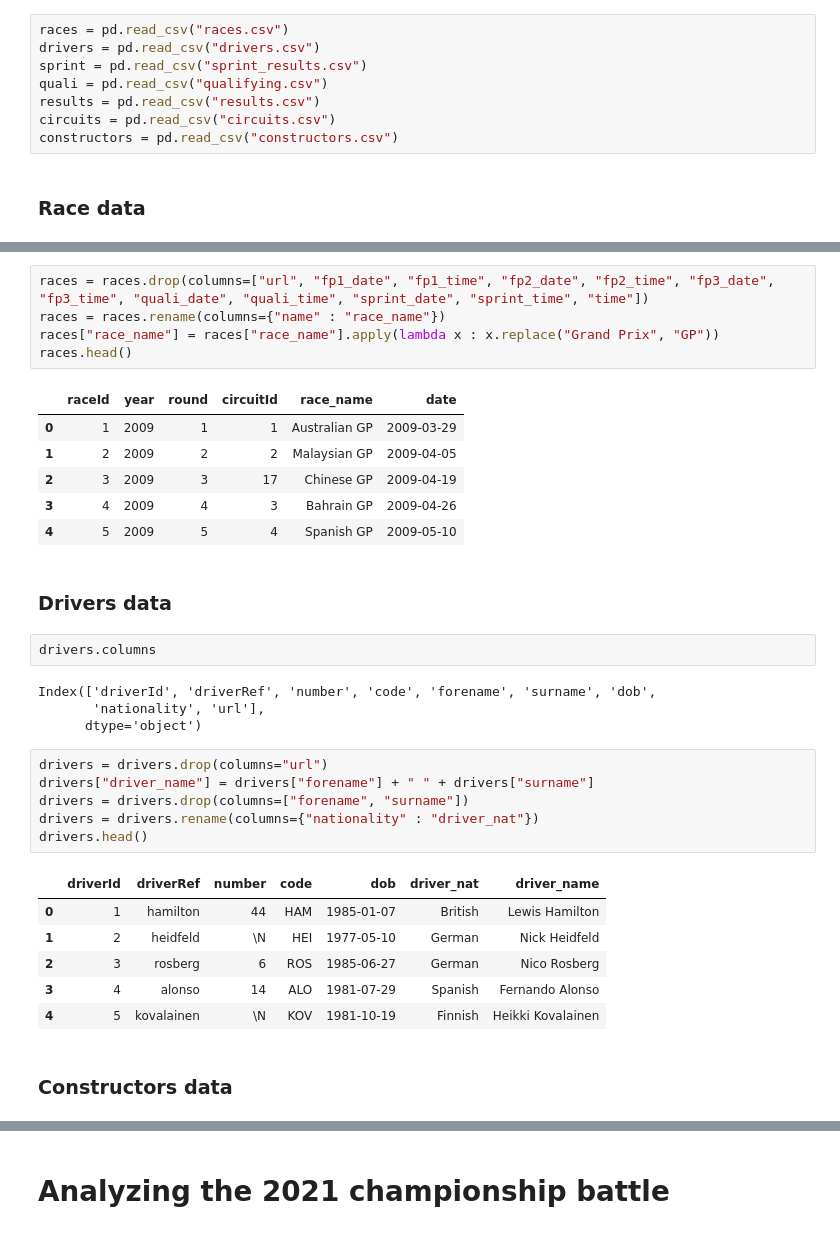
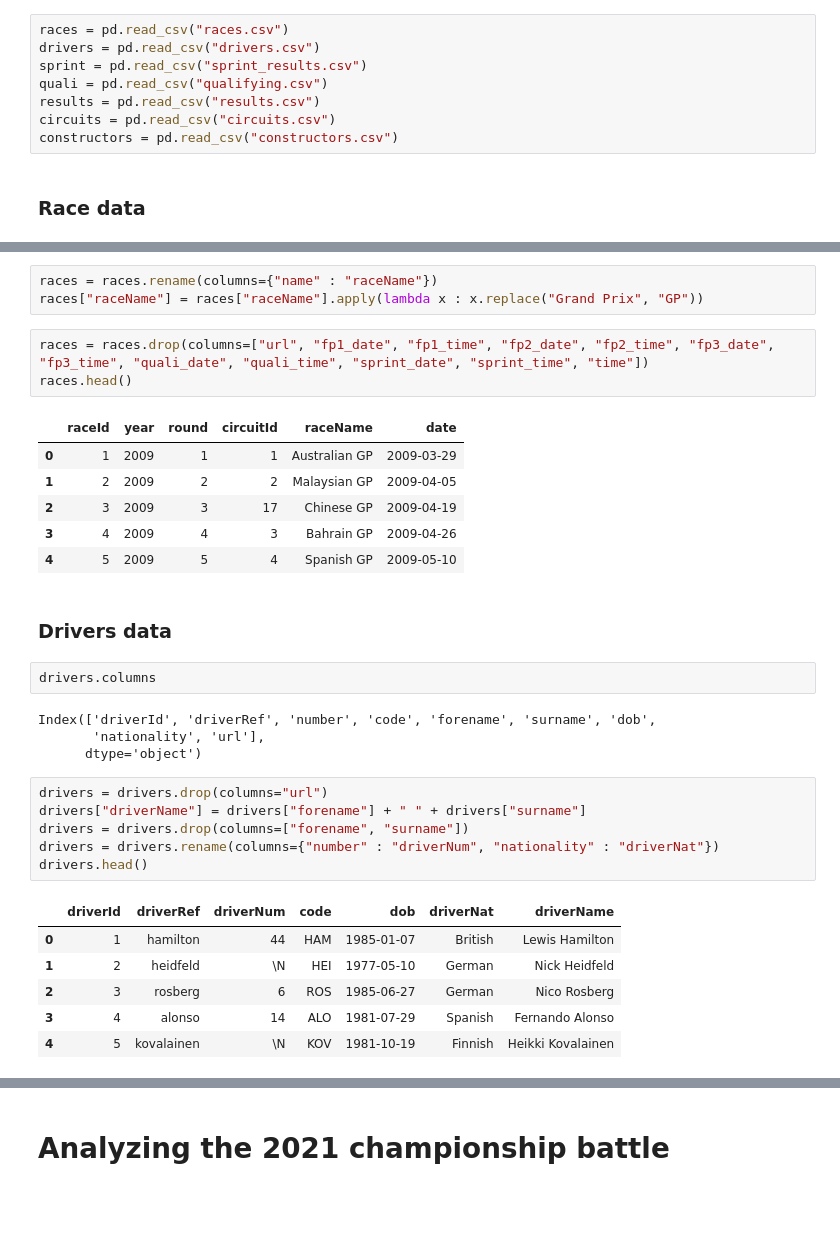
Before and after one commit to adhi22/F1-analysis, a Jupyter notebook: f1-analysis.ipynb, the cells around one changed output, grey strips where cells are left out. Cells and saved outputs as stored; diff of their text form; blank space fills up the shorter version.

```diff
--- a/f1-analysis.ipynb
+++ b/f1-analysis.ipynb
@@ -14,8 +14,8 @@ quali = pd.read_csv("qualifying.csv")
 results = pd.read_csv("results.csv")
 circuits = pd.read_csv("circuits.csv")
 constructors = pd.read_csv("constructors.csv")
-# %% [markdown]
-### Race data
+# %% [markdown]
+### Race data
 # %%
 races.head()
 # %% [output]
@@ -25,20 +25,21 @@ races.head()
 | 2 | 3 | 2009 | 3 | 17 | Chinese Grand Prix | 2009-04-19 | 07:00:00 | http://en.wikipedia.org/wiki/2009... | \N | \N | ... |
 | 3 | 4 | 2009 | 4 | 3 | Bahrain Grand Prix | 2009-04-26 | 12:00:00 | http://en.wikipedia.org/wiki/2009... | \N | \N | ... |
 | 4 | 5 | 2009 | 5 | 4 | Spanish Grand Prix | 2009-05-10 | 12:00:00 | http://en.wikipedia.org/wiki/2009... | \N | \N | ... |
+# %%
+races = races.rename(columns={"name" : "raceName"})
+races["raceName"] = races["raceName"].apply(lambda x : x.replace("Grand Prix", "GP"))
 # %%
 races = races.drop(columns=["url", "fp1_date", "fp1_time", "fp2_date", "fp2_time", "fp3_date", "fp3_time", "quali_date", "quali_time", "sprint_date", "sprint_time", "time"])
-races = races.rename(columns={"name" : "race_name"})
-races["race_name"] = races["race_name"].apply(lambda x : x.replace("Grand Prix", "GP"))
 races.head()
 # %% [output]
-|  | raceId | year | round | circuitId | race_name | date |
+|  | raceId | year | round | circuitId | raceName | date |
 | 0 | 1 | 2009 | 1 | 1 | Australian GP | 2009-03-29 |
 | 1 | 2 | 2009 | 2 | 2 | Malaysian GP | 2009-04-05 |
 | 2 | 3 | 2009 | 3 | 17 | Chinese GP | 2009-04-19 |
 | 3 | 4 | 2009 | 4 | 3 | Bahrain GP | 2009-04-26 |
 | 4 | 5 | 2009 | 5 | 4 | Spanish GP | 2009-05-10 |
-# %% [markdown]
-### Drivers data
+# %% [markdown]
+### Drivers data
 # %%
 drivers.columns
 # %% [output]
@@ -47,16 +48,14 @@ Index(['driverId', 'driverRef', 'number', 'code', 'forename', 'surname', 'dob',
       dtype='object')
 # %%
 drivers = drivers.drop(columns="url")
-drivers["driver_name"] = drivers["forename"] + " " + drivers["surname"]
+drivers["driverName"] = drivers["forename"] + " " + drivers["surname"]
 drivers = drivers.drop(columns=["forename", "surname"])
-drivers = drivers.rename(columns={"nationality" : "driver_nat"})
+drivers = drivers.rename(columns={"number" : "driverNum", "nationality" : "driverNat"})
 drivers.head()
 # %% [output]
-|  | driverId | driverRef | number | code | dob | driver_nat | driver_name |
+|  | driverId | driverRef | driverNum | code | dob | driverNat | driverName |
 | 0 | 1 | hamilton | 44 | HAM | 1985-01-07 | British | Lewis Hamilton |
 | 1 | 2 | heidfeld | \N | HEI | 1977-05-10 | German | Nick Heidfeld |
 | 2 | 3 | rosberg | 6 | ROS | 1985-06-27 | German | Nico Rosberg |
 | 3 | 4 | alonso | 14 | ALO | 1981-07-29 | Spanish | Fernando Alonso |
 | 4 | 5 | kovalainen | \N | KOV | 1981-10-19 | Finnish | Heikki Kovalainen |
-# %% [markdown]
-### Constructors data
```
Also changed, not shown: parts of 56 cells of this notebook.
